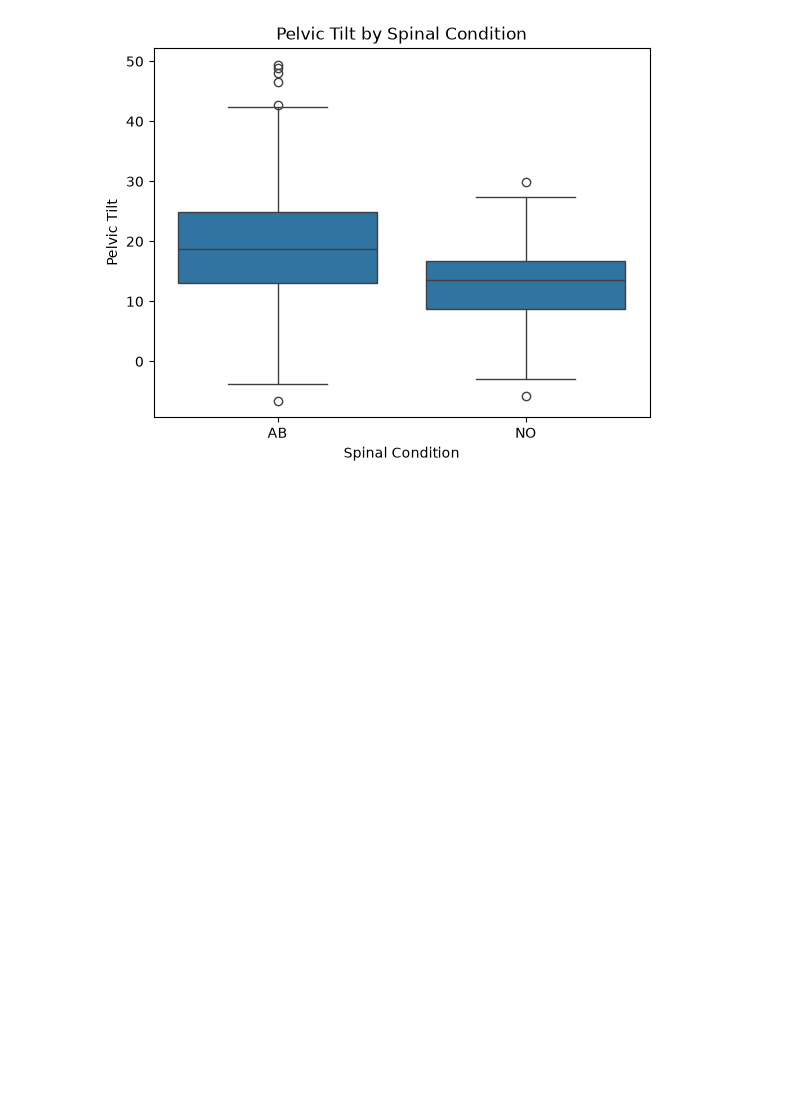
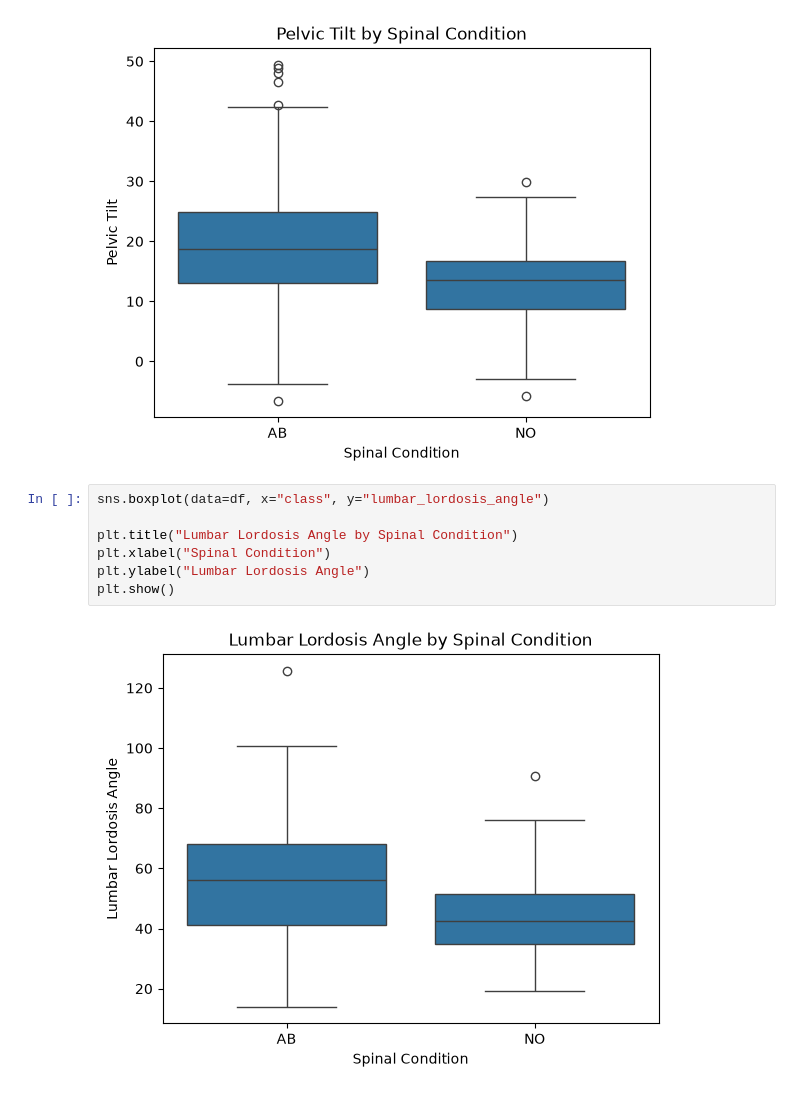
Before and after one commit to Rupesh-Mane/spinal-abnormality-prediction, a Jupyter notebook: notebooks/02_EDA.ipynb, the cells around one changed output. Cells and saved outputs as stored; diff of their text form; blank space fills up the shorter version.

Commit message:
Created lumbar lordosis angle box plot by class

```diff
--- a/notebooks/02_EDA.ipynb
+++ b/notebooks/02_EDA.ipynb
@@ -51,3 +51,12 @@ plt.ylabel("Pelvic Tilt")
 plt.show()
 # %% [output]
 [figure]
+# %%
+sns.boxplot(data=df, x="class", y="lumbar_lordosis_angle")
+
+plt.title("Lumbar Lordosis Angle by Spinal Condition")
+plt.xlabel("Spinal Condition")
+plt.ylabel("Lumbar Lordosis Angle")
+plt.show()
+# %% [output]
+[figure, added]
```
